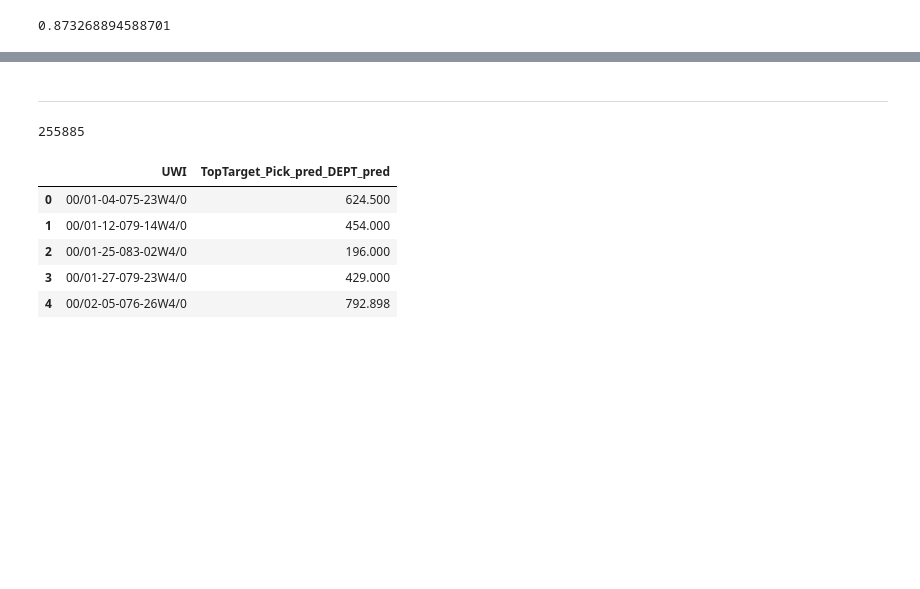
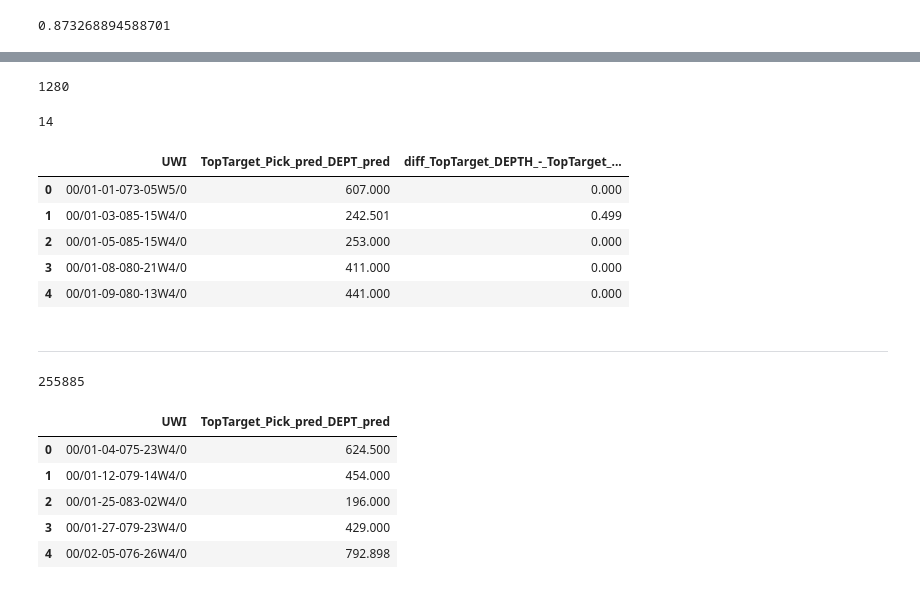
Before and after one commit to JustinGOSSES/MannvilleGroup_Strat_Hackathon, a Jupyter notebook: notebooks_2018/modular_redo/Machine_Learning/Machine_Learning_PostSplit_vG_AfterAbstractAAPG_vF.ipynb, the cells around one changed output, grey strips where cells are left out. Cells and saved outputs as stored; diff of their text form; code cells hidden in the pictures; blank space fills up the shorter version.

```diff
--- a/notebooks_2018/modular_redo/Machine_Learning/Machine_Learning_PostSplit_vG_AfterAbstractAAPG_vF.ipynb
+++ b/notebooks_2018/modular_redo/Machine_Learning/Machine_Learning_PostSplit_vG_AfterAbstractAAPG_vF.ipynb
@@ -730,3 +770,24 @@ NameError: name 'mean_absolute_error_' is not defined
+# %%
+len(test_list)
+# %% [output]
+1280
+# %%
+test_list_short = []
+for item in test_list:
+    if item > 3:
+        test_list_short.append(item)
+len(test_list_short)
+# %% [output]
+14
+# %%
+df_calc_pred_Top_Pick_pred_DEPT_pred.head()
+# %% [output]
+|  | UWI | TopTarget_Pick_pred_DEPT_pred | diff_TopTarget_DEPTH_-_TopTarget_... |
+| 0 | 00/01-01-073-05W5/0 | 607.000 | 0.000 |
+| 1 | 00/01-03-085-15W4/0 | 242.501 | 0.499 |
+| 2 | 00/01-05-085-15W4/0 | 253.000 | 0.000 |
+| 3 | 00/01-08-080-21W4/0 | 411.000 | 0.000 |
+| 4 | 00/01-09-080-13W4/0 | 441.000 | 0.000 |
 # %% [markdown]
 ------------------------
 # %%
```
Also changed, not shown: parts of 6 cells of this notebook.
